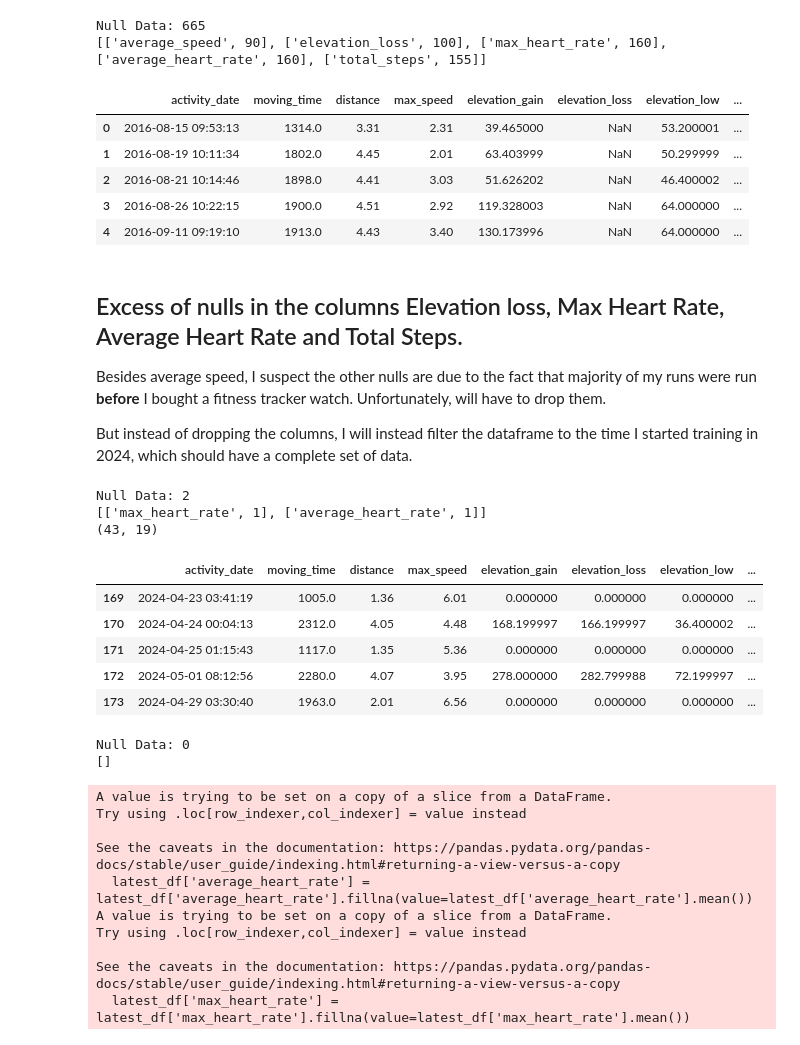
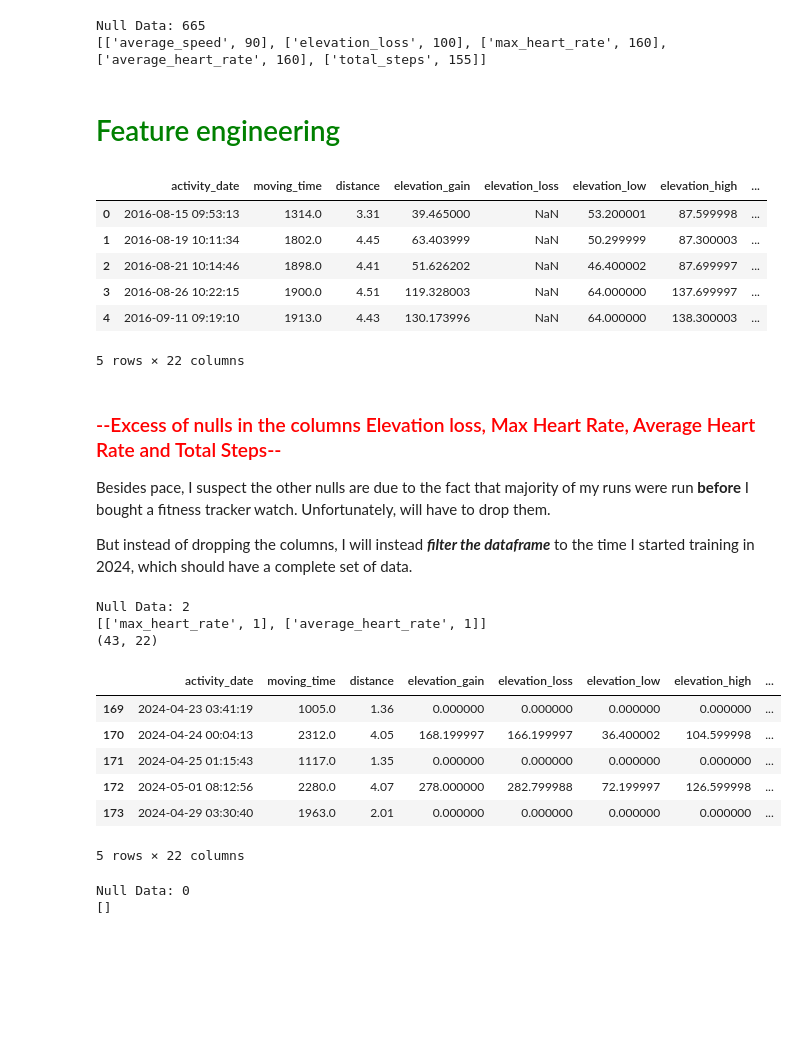
Before and after one commit to azaidrahman/Running-Analysis, a Jupyter notebook: Analysis/activities_analysis.ipynb, the cells around one changed output. Drawn from its saved outputs; the diff is of its cells as text; code cells hidden in the pictures; blank space fills up the shorter version.

```diff
--- a/Analysis/activities_analysis.ipynb
+++ b/Analysis/activities_analysis.ipynb
@@ -119,27 +145,41 @@ list_nulls(df)
 # %% [output]
 Null Data: 665
 [['average_speed', 90], ['elevation_loss', 100], ['max_heart_rate', 160], ['average_heart_rate', 160], ['total_steps', 155]]
+# %% [markdown]
+# <font color='green'>Feature engineering</font><a class="anchor" id="feature_engineering"></a>
 # %%
+# Create year and month columns
+df['year'] = df['activity_date'].dt.year
+df['month'] = df['activity_date'].dt.month
+
+#Convert the speeds into a more familiar metric which is minutes/km
 df['moving_time_minutes'] = round(df['moving_time']/60, 2)
 df['distance'] = round(df['distance'], 2) # Since its already in km, no need for any conversion
 df['pace'] = round(df['moving_time_minutes'] / df['distance'],2)
-df['max_speed'] = round(1000/df['max_speed'] / 60,2)
+df['max_pace'] = round(1000/df['max_speed'] / 60,2)
+df = df.drop(columns=['average_speed','max_speed'])
+
+# Add some useful date & time features
 df['week'] = df['activity_date'].dt.to_period('W')
-df['start_date'] = df.week.apply(lambda r: r.start_time.date())
-df = df.drop(columns=['average_speed']) # No need for average speed since we can calculate the pace
+df['start_date'] = df['activity_date'].dt.date
+df['start_time'] = df['activity_date'].dt.time
+df['week_start_date'] = df.week.apply(lambda r: r.start_time.date())
+df['weekday'] = df['activity_date'].apply(lambda x: x.weekday())
 df.head()
 # %% [output]
-|  | activity_date | moving_time | distance | max_speed | elevation_gain | elevation_loss | elevation_low | ... |
-| 0 | 2016-08-15 09:53:13 | 1314.0 | 3.31 | 2.31 | 39.465000 | NaN | 53.200001 | ... |
-| 1 | 2016-08-19 10:11:34 | 1802.0 | 4.45 | 2.01 | 63.403999 | NaN | 50.299999 | ... |
-| 2 | 2016-08-21 10:14:46 | 1898.0 | 4.41 | 3.03 | 51.626202 | NaN | 46.400002 | ... |
-| 3 | 2016-08-26 10:22:15 | 1900.0 | 4.51 | 2.92 | 119.328003 | NaN | 64.000000 | ... |
-| 4 | 2016-09-11 09:19:10 | 1913.0 | 4.43 | 3.40 | 130.173996 | NaN | 64.000000 | ... |
+|  | activity_date | moving_time | distance | elevation_gain | elevation_loss | elevation_low | elevation_high | ... |
+| 0 | 2016-08-15 09:53:13 | 1314.0 | 3.31 | 39.465000 | NaN | 53.200001 | 87.599998 | ... |
+| 1 | 2016-08-19 10:11:34 | 1802.0 | 4.45 | 63.403999 | NaN | 50.299999 | 87.300003 | ... |
+| 2 | 2016-08-21 10:14:46 | 1898.0 | 4.41 | 51.626202 | NaN | 46.400002 | 87.699997 | ... |
+| 3 | 2016-08-26 10:22:15 | 1900.0 | 4.51 | 119.328003 | NaN | 64.000000 | 137.699997 | ... |
+| 4 | 2016-09-11 09:19:10 | 1913.0 | 4.43 | 130.173996 | NaN | 64.000000 | 138.300003 | ... |
+5 rows × 22 columns
 # %% [markdown]
-## Excess of nulls in the columns Elevation loss, Max Heart Rate, Average Heart Rate and Total Steps.
-Besides average speed, I suspect the other nulls are due to the fact that majority of my runs were run **before** I bought a fitness tracker watch. Unfortunately, will have to drop them.
+### <font color='red'>--Excess of nulls in the columns Elevation loss, Max Heart Rate, Average Heart Rate and Total Steps--</font>
 
-But instead of dropping the columns, I will instead filter the dataframe to the time I started training in 2024, which should have a complete set of data.
+Besides pace, I suspect the other nulls are due to the fact that majority of my runs were run **before** I bought a fitness tracker watch. Unfortunately, will have to drop them.
+
+But instead of dropping the columns, I will instead _**filter the dataframe**_ to the time I started training in 2024, which should have a complete set of data.
 # %%
 latest_df = df[df.activity_date > '2024-04-01']
 list_nulls(latest_df)
@@ -148,30 +188,22 @@ latest_df.head()
 # %% [output]
 Null Data: 2
 [['max_heart_rate', 1], ['average_heart_rate', 1]]
-(43, 19)
+(43, 22)
-|  | activity_date | moving_time | distance | max_speed | elevation_gain | elevation_loss | elevation_low | ... |
-| 169 | 2024-04-23 03:41:19 | 1005.0 | 1.36 | 6.01 | 0.000000 | 0.000000 | 0.000000 | ... |
-| 170 | 2024-04-24 00:04:13 | 2312.0 | 4.05 | 4.48 | 168.199997 | 166.199997 | 36.400002 | ... |
-| 171 | 2024-04-25 01:15:43 | 1117.0 | 1.35 | 5.36 | 0.000000 | 0.000000 | 0.000000 | ... |
-| 172 | 2024-05-01 08:12:56 | 2280.0 | 4.07 | 3.95 | 278.000000 | 282.799988 | 72.199997 | ... |
-| 173 | 2024-04-29 03:30:40 | 1963.0 | 2.01 | 6.56 | 0.000000 | 0.000000 | 0.000000 | ... |
+|  | activity_date | moving_time | distance | elevation_gain | elevation_loss | elevation_low | elevation_high | ... |
+| 169 | 2024-04-23 03:41:19 | 1005.0 | 1.36 | 0.000000 | 0.000000 | 0.000000 | 0.000000 | ... |
+| 170 | 2024-04-24 00:04:13 | 2312.0 | 4.05 | 168.199997 | 166.199997 | 36.400002 | 104.599998 | ... |
+| 171 | 2024-04-25 01:15:43 | 1117.0 | 1.35 | 0.000000 | 0.000000 | 0.000000 | 0.000000 | ... |
+| 172 | 2024-05-01 08:12:56 | 2280.0 | 4.07 | 278.000000 | 282.799988 | 72.199997 | 126.599998 | ... |
+| 173 | 2024-04-29 03:30:40 | 1963.0 | 2.01 | 0.000000 | 0.000000 | 0.000000 | 0.000000 | ... |
+5 rows × 22 columns
 # %%
+# Impute the remaining missing data with the averages
 latest_df['average_heart_rate'] = latest_df['average_heart_rate'].fillna(value=latest_df['average_heart_rate'].mean())
 latest_df['max_heart_rate'] = latest_df['max_heart_rate'].fillna(value=latest_df['max_heart_rate'].mean())
 list_nulls(latest_df)
 # %% [output]
 Null Data: 0
 []
-A value is trying to be set on a copy of a slice from a DataFrame.
-Try using .loc[row_indexer,col_indexer] = value instead
-
-See the caveats in the documentation: https://pandas.pydata.org/pandas-docs/stable/user_guide/indexing.html#returning-a-view-versus-a-copy
-  latest_df['average_heart_rate'] = latest_df['average_heart_rate'].fillna(value=latest_df['average_heart_rate'].mean())
-A value is trying to be set on a copy of a slice from a DataFrame.
-Try using .loc[row_indexer,col_indexer] = value instead
-
-See the caveats in the documentation: https://pandas.pydata.org/pandas-docs/stable/user_guide/indexing.html#returning-a-view-versus-a-copy
-  latest_df['max_heart_rate'] = latest_df['max_heart_rate'].fillna(value=latest_df['max_heart_rate'].mean())
 # %%
 zero_rows = latest_df[(latest_df == 0).any(axis=1)]
 print(zero_rows.shape)
```
Also changed, not shown: parts of 46 cells of this notebook, 2 other files.
